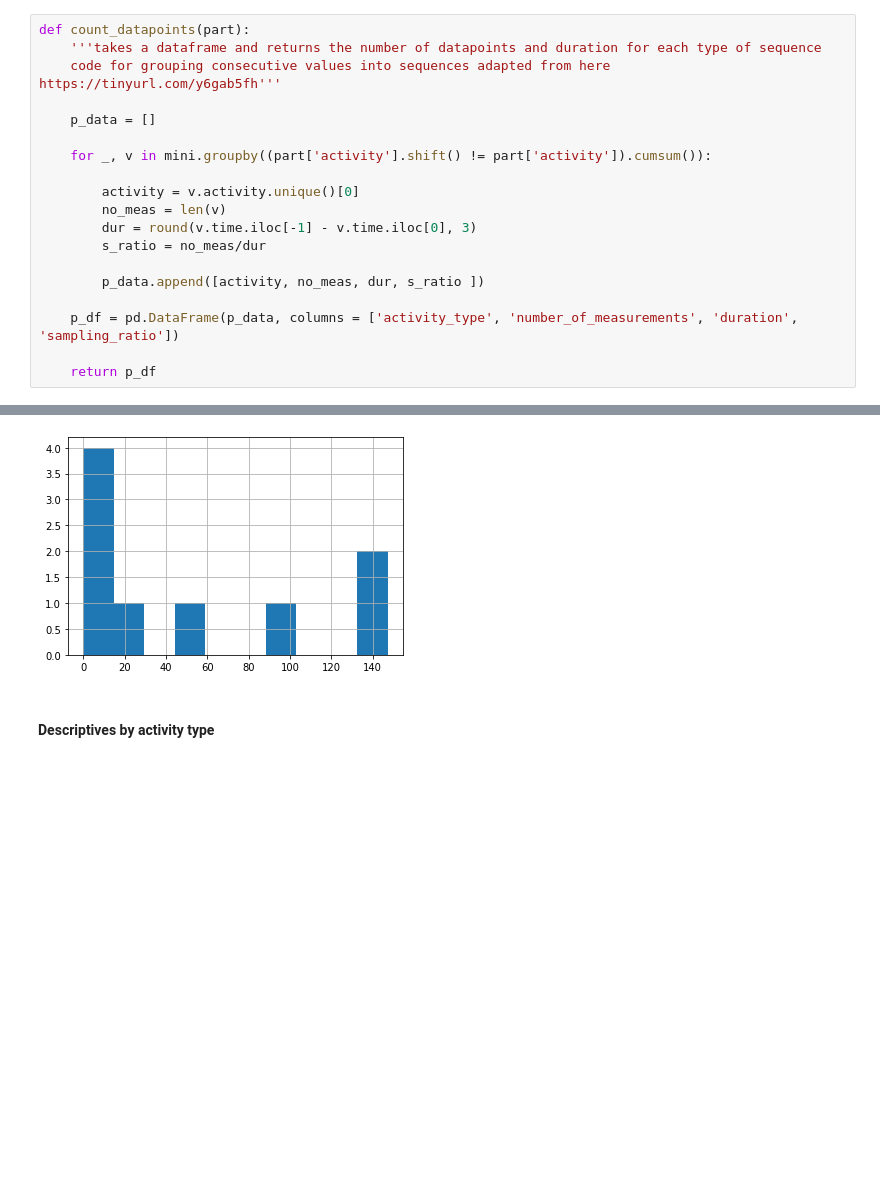
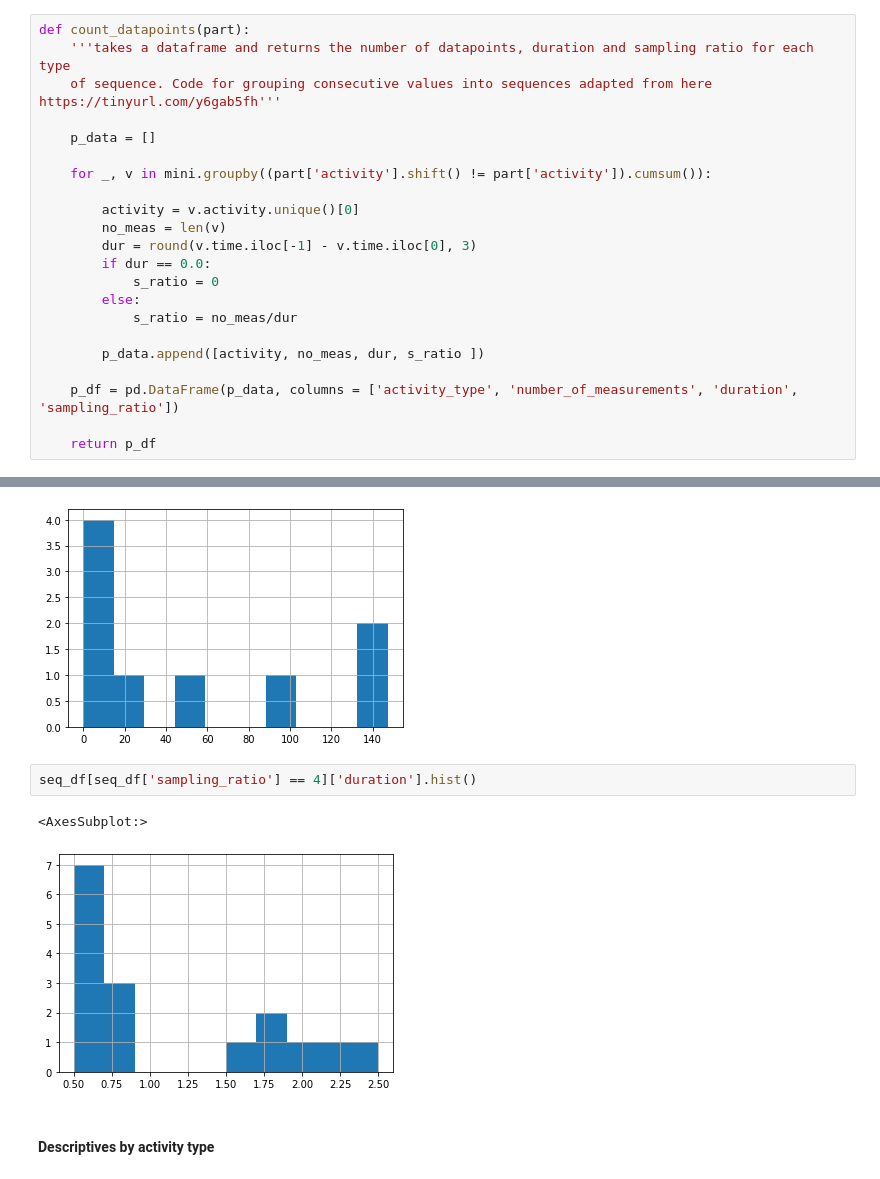
Before and after one commit to ym-pett/motiondetection, a Jupyter notebook: notebooks/descriptive_statistics.ipynb, the cells around one changed output, grey strips where cells are left out. Saved outputs shown, nothing was run; the diff lists cells and outputs as text; blank space fills up the shorter version.

```diff
--- a/notebooks/descriptive_statistics.ipynb
+++ b/notebooks/descriptive_statistics.ipynb
@@ -58,8 +58,8 @@ mini
 #### function to count data point in each sequence for a single participant
 # %%
 def count_datapoints(part):
-    '''takes a dataframe and returns the number of datapoints and duration for each type of sequence
-    code for grouping consecutive values into sequences adapted from here https://tinyurl.com/y6gab5fh'''
+    '''takes a dataframe and returns the number of datapoints, duration and sampling ratio for each type
+    of sequence. Code for grouping consecutive values into sequences adapted from here https://tinyurl.com/y6gab5fh'''
 
     p_data = []
 
@@ -68,7 +68,10 @@ def count_datapoints(part):
         activity = v.activity.unique()[0]
         no_meas = len(v)
         dur = round(v.time.iloc[-1] - v.time.iloc[0], 3)
-        s_ratio = no_meas/dur
+        if dur == 0.0:
+            s_ratio = 0
+        else:
+            s_ratio = no_meas/dur
 
         p_data.append([activity, no_meas, dur, s_ratio ])
 
@@ -163,6 +175,11 @@ seq_df[seq_df['activity_type'] == 4]['duration'].hist()
 # %% [output]
 <AxesSubplot:>
 [figure]
+# %%
+seq_df[seq_df['sampling_ratio'] == 4]['duration'].hist()
+# %% [output]
+<AxesSubplot:>
+[figure, added]
 # %% [markdown]
 #### Descriptives by activity type
 # %%
```
Also changed, not shown: parts of 10 cells of this notebook.
